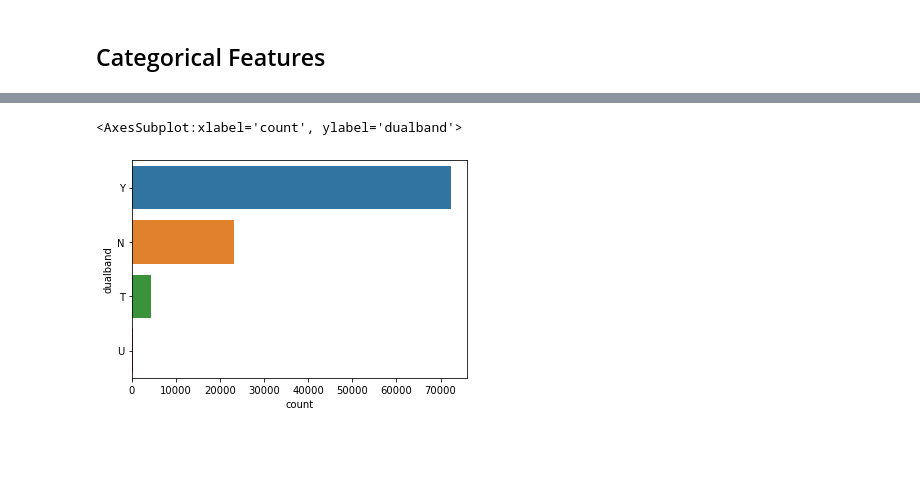
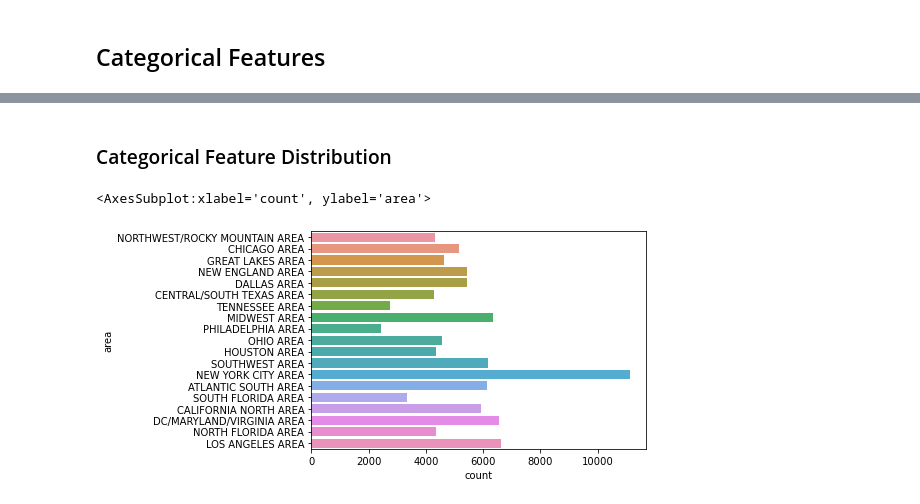
Before and after one commit to Jeff-ChenFan-Wang/TelecomChurnAnalysis, a Jupyter notebook: EDA.ipynb, the cells around one changed output, grey strips where cells are left out. Cells and saved outputs as stored; diff of their text form; code cells hidden in the pictures; blank space fills up the shorter version.

Commit message:
cat distribu5tion eda

```diff
--- a/EDA.ipynb
+++ b/EDA.ipynb
@@ -84,5 +84,7 @@ def create_subplots(num:int,figsize=(8,8)):
+# %% [markdown]
+### Categorical Feature Distribution
 # %%
-sns.countplot(y=full_data['dualband'])
+sns.countplot(y=full_data['area'])
 # %% [output]
-<AxesSubplot:xlabel='count', ylabel='dualband'>
+<AxesSubplot:xlabel='count', ylabel='area'>
-[figure, old version]
+[figure, new version]
```
Also changed, not shown: parts of 7 cells of this notebook, 2 other files.
